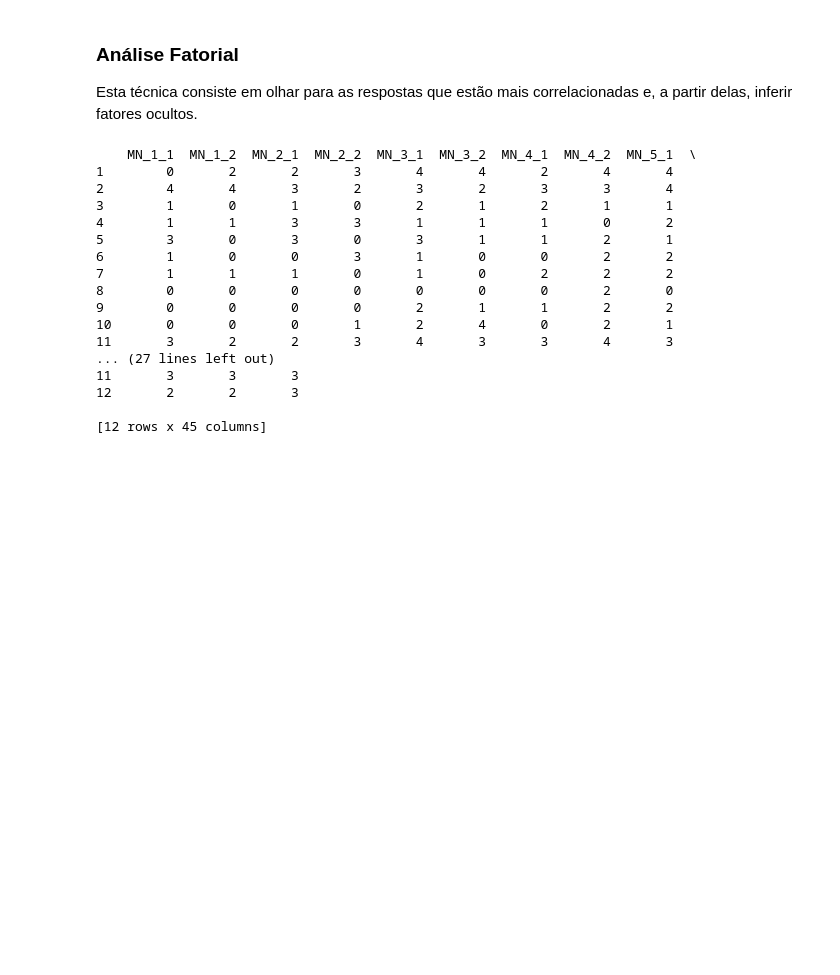
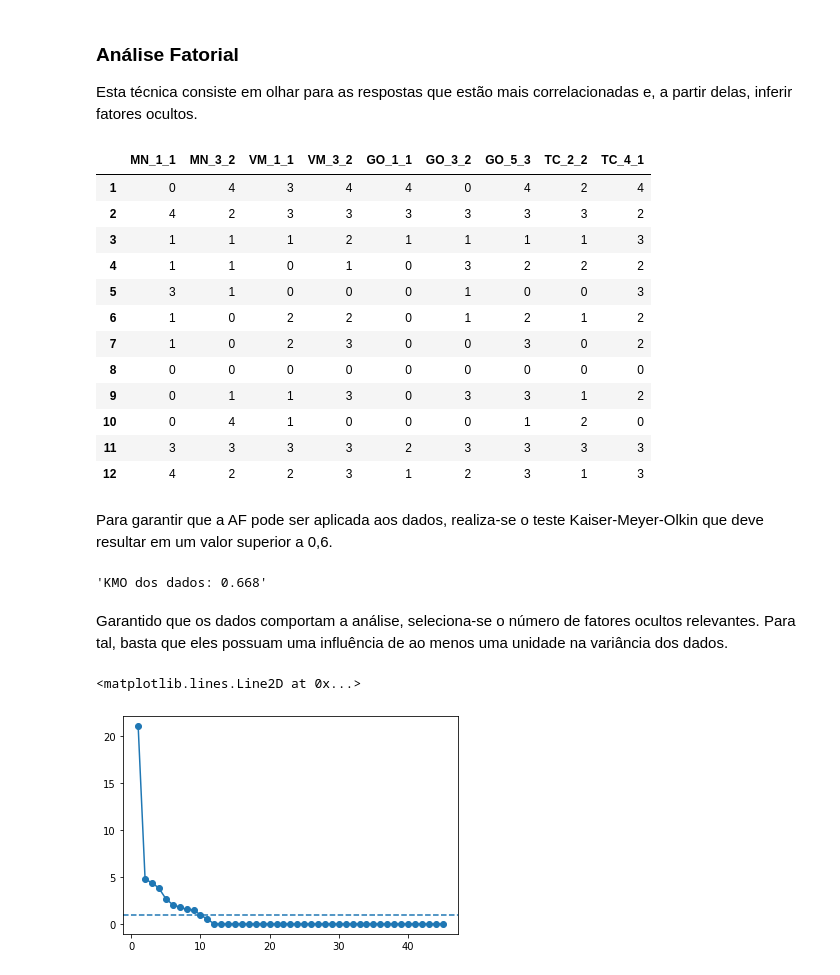
Before and after one commit to gustavomello9600/clusters, a Jupyter notebook: Dores das EJs.ipynb, the cells around one changed output. Cells and saved outputs as stored; diff of their text form; code cells hidden in the pictures; blank space fills up the shorter version.

Commit message:
Análise Fatorial pronta

```diff
--- a/Dores das EJs.ipynb
+++ b/Dores das EJs.ipynb
@@ -527,23 +530,55 @@ Esta técnica consiste em olhar para as respostas que estão mais correlacionada
 #Elimina a coluna com o nome das EJs
 entrada.drop(columns=["EJs"], inplace=True)
 
-#Mostra a tabela abaixo:
-print(entrada)
+#Mostra um recorte da tabela original
+entrada.iloc[:, ::5]
 # %% [output]
-    MN_1_1  MN_1_2  MN_2_1  MN_2_2  MN_3_1  MN_3_2  MN_4_1  MN_4_2  MN_5_1  \
-1        0       2       2       3       4       4       2       4       4
-2        4       4       3       2       3       2       3       3       4
-3        1       0       1       0       2       1       2       1       1
-4        1       1       3       3       1       1       1       0       2
-5        3       0       3       0       3       1       1       2       1
-6        1       0       0       3       1       0       0       2       2
-7        1       1       1       0       1       0       2       2       2
-8        0       0       0       0       0       0       0       2       0
-9        0       0       0       0       2       1       1       2       2
-10       0       0       0       1       2       4       0       2       1
-11       3       2       2       3       4       3       3       4       3
-... (27 lines left out)
-11       3       3       3
-12       2       2       3
-
-[12 rows x 45 columns]
+|  | MN_1_1 | MN_3_2 | VM_1_1 | VM_3_2 | GO_1_1 | GO_3_2 | GO_5_3 | TC_2_2 | TC_4_1 |
+| 1 | 0 | 4 | 3 | 4 | 4 | 0 | 4 | 2 | 4 |
+| 2 | 4 | 2 | 3 | 3 | 3 | 3 | 3 | 3 | 2 |
+| 3 | 1 | 1 | 1 | 2 | 1 | 1 | 1 | 1 | 3 |
+| 4 | 1 | 1 | 0 | 1 | 0 | 3 | 2 | 2 | 2 |
+| 5 | 3 | 1 | 0 | 0 | 0 | 1 | 0 | 0 | 3 |
+| 6 | 1 | 0 | 2 | 2 | 0 | 1 | 2 | 1 | 2 |
+| 7 | 1 | 0 | 2 | 3 | 0 | 0 | 3 | 0 | 2 |
+| 8 | 0 | 0 | 0 | 0 | 0 | 0 | 0 | 0 | 0 |
+| 9 | 0 | 1 | 1 | 3 | 0 | 3 | 3 | 1 | 2 |
+| 10 | 0 | 4 | 1 | 0 | 0 | 0 | 1 | 2 | 0 |
+| 11 | 3 | 3 | 3 | 3 | 2 | 3 | 3 | 3 | 3 |
+| 12 | 4 | 2 | 2 | 3 | 1 | 2 | 3 | 1 | 3 |
+# %% [markdown]
+Para garantir que a AF pode ser aplicada aos dados, realiza-se o teste Kaiser-Meyer-Olkin que deve resultar em um valor superior a 0,6.
+# %%
+#Prepara os dados para análise
+dados = pd.concat([entrada]*100)
+
+#Traz o método de validação da Análise Fatorial para uso
+from factor_analyzer.factor_analyzer import calculate_kmo as KMO
+
+#Realiza o teste
+_, kmo = KMO(dados)
+
+#Mostra o resultado
+"KMO dos dados: {:.3f}".format(kmo)
+# %% [output]
+'KMO dos dados: 0.668'
+# %% [markdown]
+Garantido que os dados comportam a análise, seleciona-se o número de fatores ocultos relevantes. Para tal, basta que eles possuam uma influência de ao menos uma unidade na variância dos dados.
+# %%
+#Traz a ferramenta de Análise Fatorial para uso
+from factor_analyzer import FactorAnalyzer
+
+#Realiza a análise chutando que existem 10 fatores
+#não observados de forma direta
+fa = FactorAnalyzer(n_factors=10).fit(dados)
+
+#Retorna as variância correspondentes
+variâncias, vetores = fa.get_eigenvalues()
+
+#Mostra as variâncias no gráfico abaixo
+plt.scatter(range(1, len(variâncias) + 1), variâncias)
+plt.plot(range(1, len(variâncias) + 1), variâncias)
+plt.axhline(1, ls="--")
+# %% [output]
+<matplotlib.lines.Line2D at 0x...>
+[figure, added]
```
Also changed, not shown: parts of 15 cells of this notebook, 1 other file.
